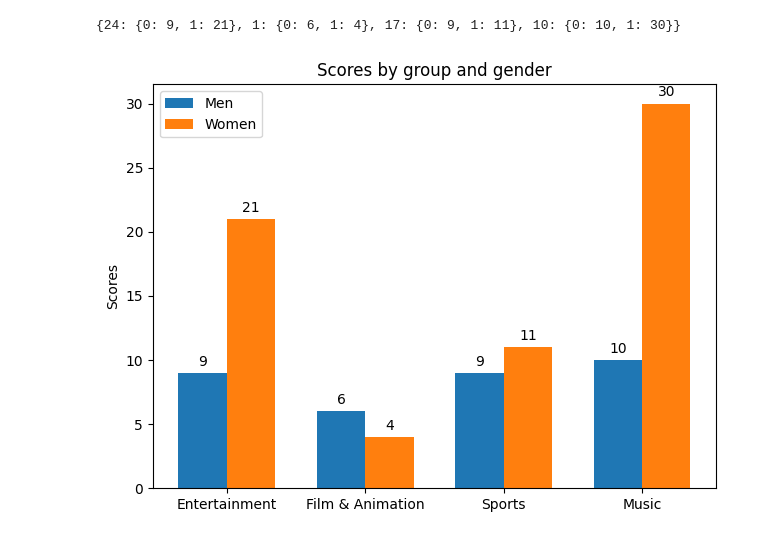
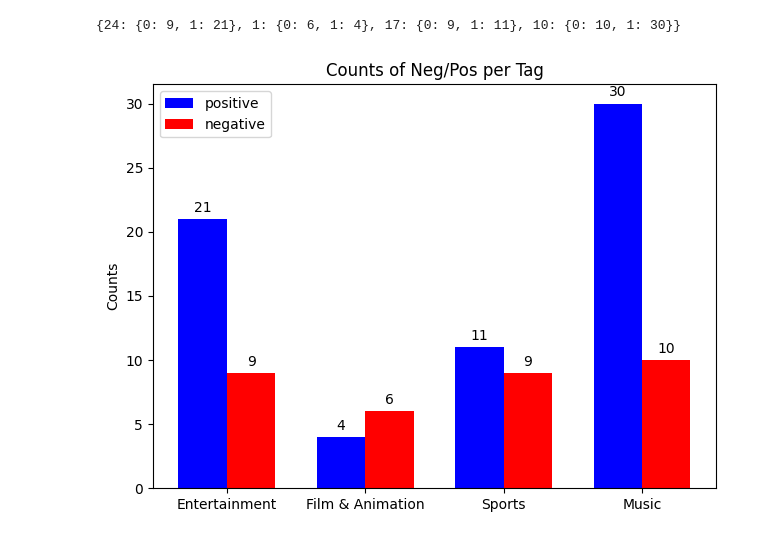
Before and after one commit to cdwangco/SentimentAnalysisProject, a Jupyter notebook: main.ipynb, the cells around one changed output. Drawn from its saved outputs; the diff is of its cells as text; code cells hidden in the pictures.

Commit message:
updated plot

```diff
--- a/main.ipynb
+++ b/main.ipynb
@@ -108,28 +109,28 @@ tags_sent_dict
 # %%
 
 labels = [id_to_tag[v] for v in tags_sent_dict.keys()]
-pos = [val[0] for val in tags_sent_dict.values()]
-negs = [val[1] for val in tags_sent_dict.values()]
+pos = [val[1] for val in tags_sent_dict.values()]
+negs = [val[0] for val in tags_sent_dict.values()]
 width = 0.35       # the width of the bars: can also be len(x) sequence
 
 x = np.arange(len(labels))  # the label locations
 width = 0.35  # the width of the bars
 
 fig, ax = plt.subplots()
-rects1 = ax.bar(x - width/2, pos, width, label='Men')
-rects2 = ax.bar(x + width/2, negs, width, label='Women')
+pos_bar = ax.bar(x - width/2, pos, width, label='positive', color='blue')
+neg_bar = ax.bar(x + width/2, negs, width, label='negative', color='red')
 
 # Add some text for labels, title and custom x-axis tick labels, etc.
-ax.set_ylabel('Scores')
-ax.set_title('Scores by group and gender')
+ax.set_ylabel('Counts')
+ax.set_title('Counts of Neg/Pos per Tag')
 ax.set_xticks(x, labels)
 ax.legend()
 
-ax.bar_label(rects1, padding=3)
-ax.bar_label(rects2, padding=3)
+ax.bar_label(pos_bar, padding=3)
+ax.bar_label(neg_bar, padding=3)
 
 fig.tight_layout()
 
 plt.show()
 # %% [output]
-[figure, old version]
+[figure, new version]
```
Also changed, not shown: parts of 1 cell of this notebook.
